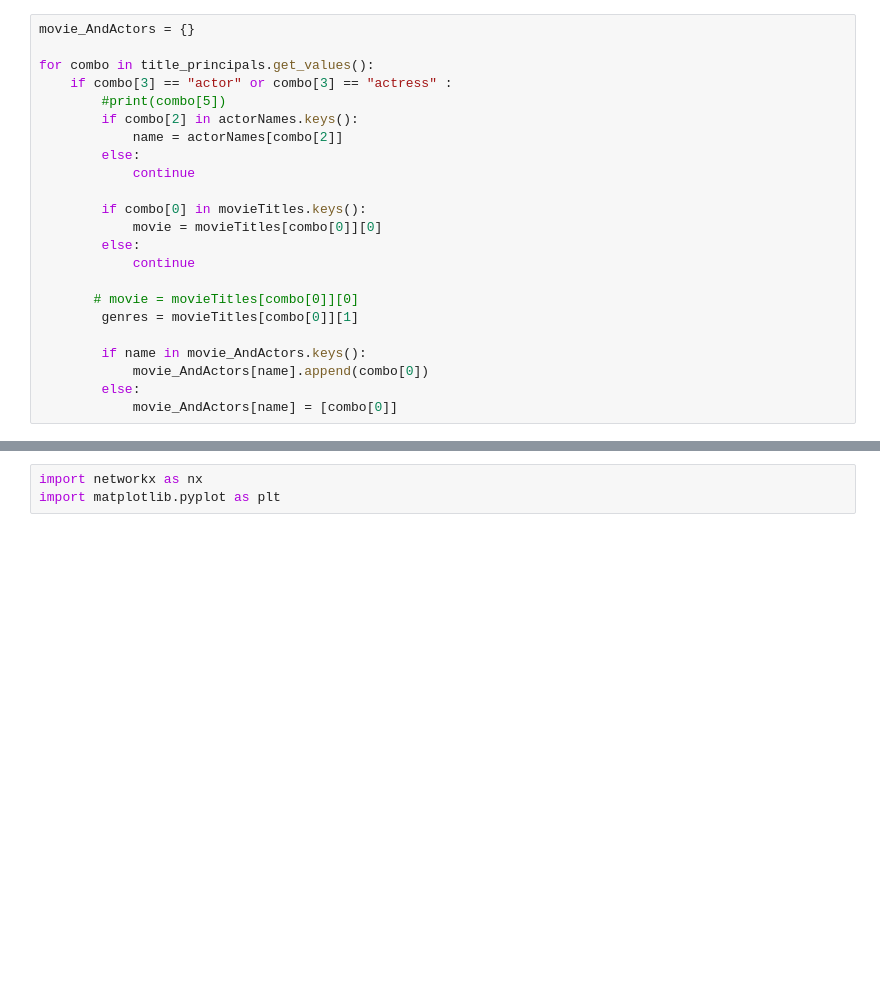
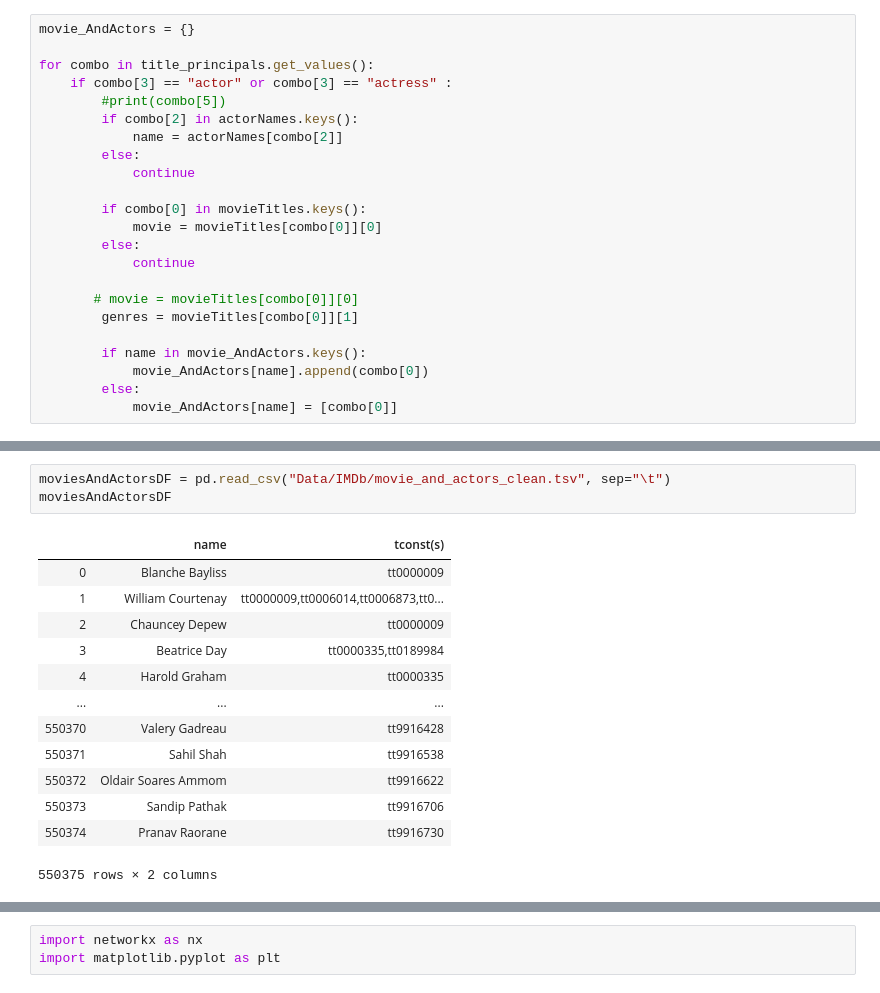
Before and after one commit to MBJohansen/Social-Graphs-Project, a Jupyter notebook: OldProject.ipynb, the cells around one changed output, grey strips where cells are left out. Drawn from its saved outputs; the diff is of its cells as text; blank space fills up the shorter version.

```diff
--- a/OldProject.ipynb
+++ b/OldProject.ipynb
@@ -228,0 +202,17 @@ f.close()
+# %%
+moviesAndActorsDF = pd.read_csv("Data/IMDb/movie_and_actors_clean.tsv", sep="\t")
+moviesAndActorsDF
+# %% [output]
+|  | name | tconst(s) |
+| 0 | Blanche Bayliss | tt0000009 |
+| 1 | William Courtenay | tt0000009,tt0006014,tt0006873,tt0... |
+| 2 | Chauncey Depew | tt0000009 |
+| 3 | Beatrice Day | tt0000335,tt0189984 |
+| 4 | Harold Graham | tt0000335 |
+| ... | ... | ... |
+| 550370 | Valery Gadreau | tt9916428 |
+| 550371 | Sahil Shah | tt9916538 |
+| 550372 | Oldair Soares Ammom | tt9916622 |
+| 550373 | Sandip Pathak | tt9916706 |
+| 550374 | Pranav Raorane | tt9916730 |
+550375 rows × 2 columns
```
Also changed, not shown: parts of 16 cells of this notebook, 1 other file.
